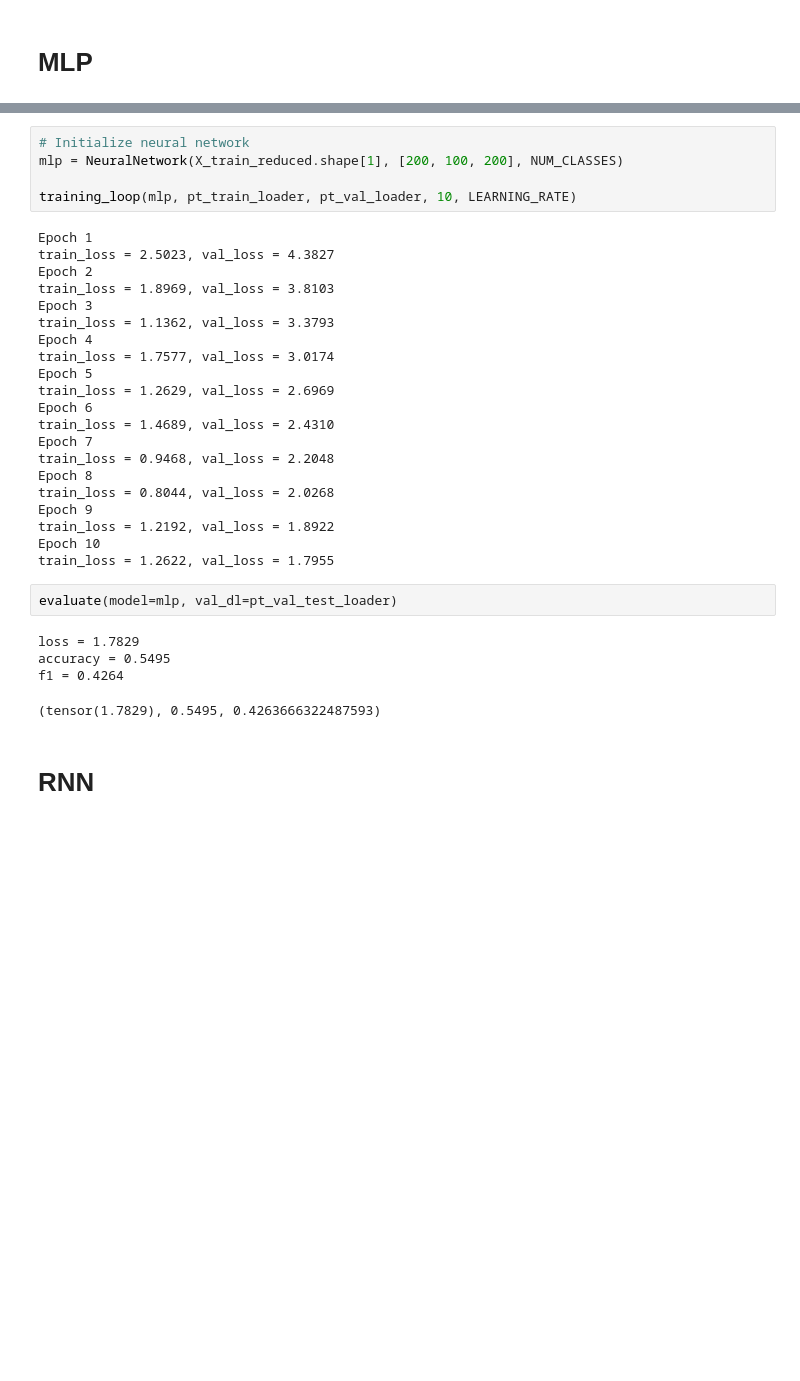
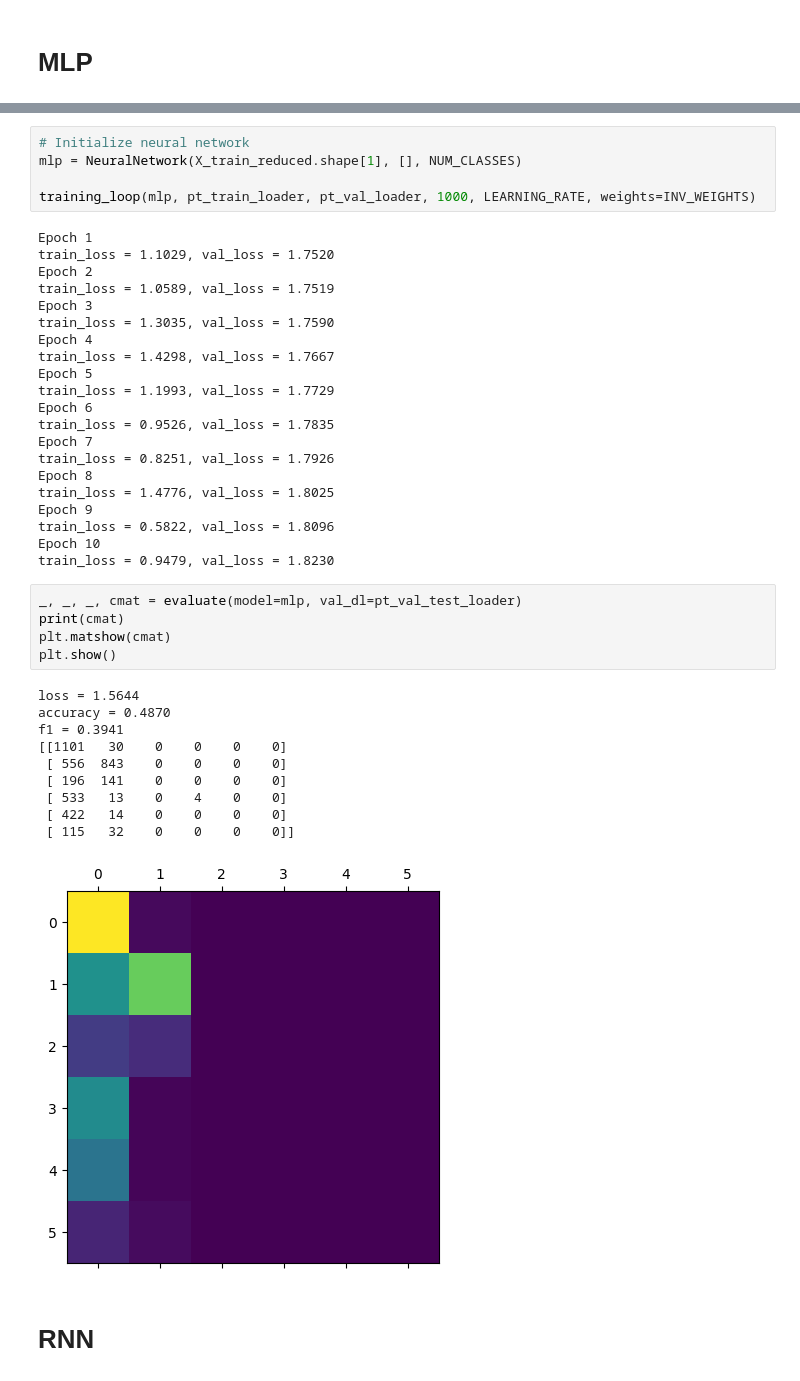
Before and after one commit to TheRealAnonymous008/MachineLearning, a Jupyter notebook: emotion_detection.ipynb, the cells around one changed output, grey strips where cells are left out. Saved outputs shown, nothing was run; the diff lists cells and outputs as text; blank space fills up the shorter version.

```diff
--- a/emotion_detection.ipynb
+++ b/emotion_detection.ipynb
@@ -237,37 +239,46 @@ torch.Size([6, 200])
 torch.Size([6])
 # %%
 # Initialize neural network
-mlp = NeuralNetwork(X_train_reduced.shape[1], [200, 100, 200], NUM_CLASSES)
+mlp = NeuralNetwork(X_train_reduced.shape[1], [], NUM_CLASSES)
 
-training_loop(mlp, pt_train_loader, pt_val_loader, 10, LEARNING_RATE)
+training_loop(mlp, pt_train_loader, pt_val_loader, 1000, LEARNING_RATE, weights=INV_WEIGHTS)
 # %% [output]
 Epoch 1
-train_loss = 2.5023, val_loss = 4.3827
+train_loss = 1.1029, val_loss = 1.7520
 Epoch 2
-train_loss = 1.8969, val_loss = 3.8103
+train_loss = 1.0589, val_loss = 1.7519
 Epoch 3
-train_loss = 1.1362, val_loss = 3.3793
+train_loss = 1.3035, val_loss = 1.7590
 Epoch 4
-train_loss = 1.7577, val_loss = 3.0174
+train_loss = 1.4298, val_loss = 1.7667
 Epoch 5
-train_loss = 1.2629, val_loss = 2.6969
+train_loss = 1.1993, val_loss = 1.7729
 Epoch 6
-train_loss = 1.4689, val_loss = 2.4310
+train_loss = 0.9526, val_loss = 1.7835
 Epoch 7
-train_loss = 0.9468, val_loss = 2.2048
+train_loss = 0.8251, val_loss = 1.7926
 Epoch 8
-train_loss = 0.8044, val_loss = 2.0268
+train_loss = 1.4776, val_loss = 1.8025
 Epoch 9
-train_loss = 1.2192, val_loss = 1.8922
+train_loss = 0.5822, val_loss = 1.8096
 Epoch 10
-train_loss = 1.2622, val_loss = 1.7955
+train_loss = 0.9479, val_loss = 1.8230
-# %%
-evaluate(model=mlp, val_dl=pt_val_test_loader)
-# %% [output]
-loss = 1.7829
-accuracy = 0.5495
-f1 = 0.4264
-(tensor(1.7829), 0.5495, 0.4263666322487593)
+# %%
+_, _, _, cmat = evaluate(model=mlp, val_dl=pt_val_test_loader)
+print(cmat)
+plt.matshow(cmat)
+plt.show()
+# %% [output]
+loss = 1.5644
+accuracy = 0.4870
+f1 = 0.3941
+[[1101   30    0    0    0    0]
+ [ 556  843    0    0    0    0]
+ [ 196  141    0    0    0    0]
+ [ 533   13    0    4    0    0]
+ [ 422   14    0    0    0    0]
+ [ 115   32    0    0    0    0]]
+[figure, added]
 # %% [markdown]
 # RNN
 # %% [markdown]
```
Also changed, not shown: parts of 2 cells of this notebook, 4 other files.
